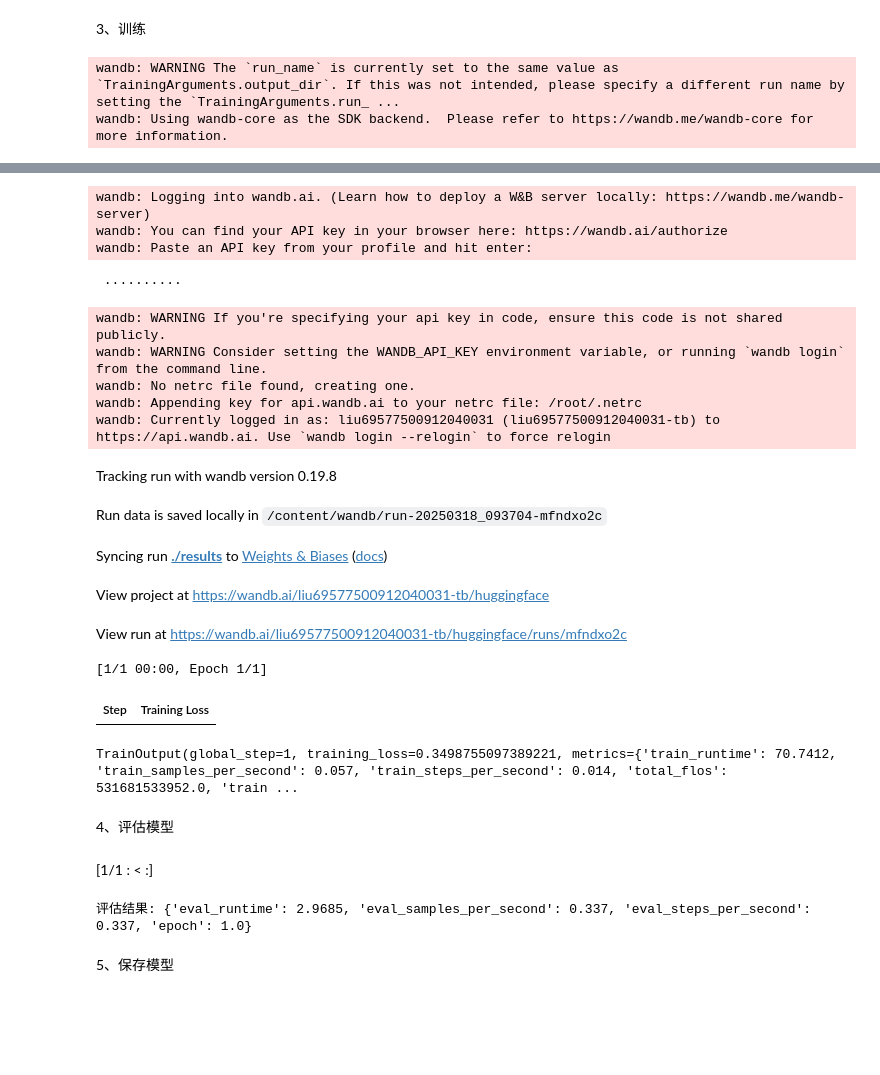
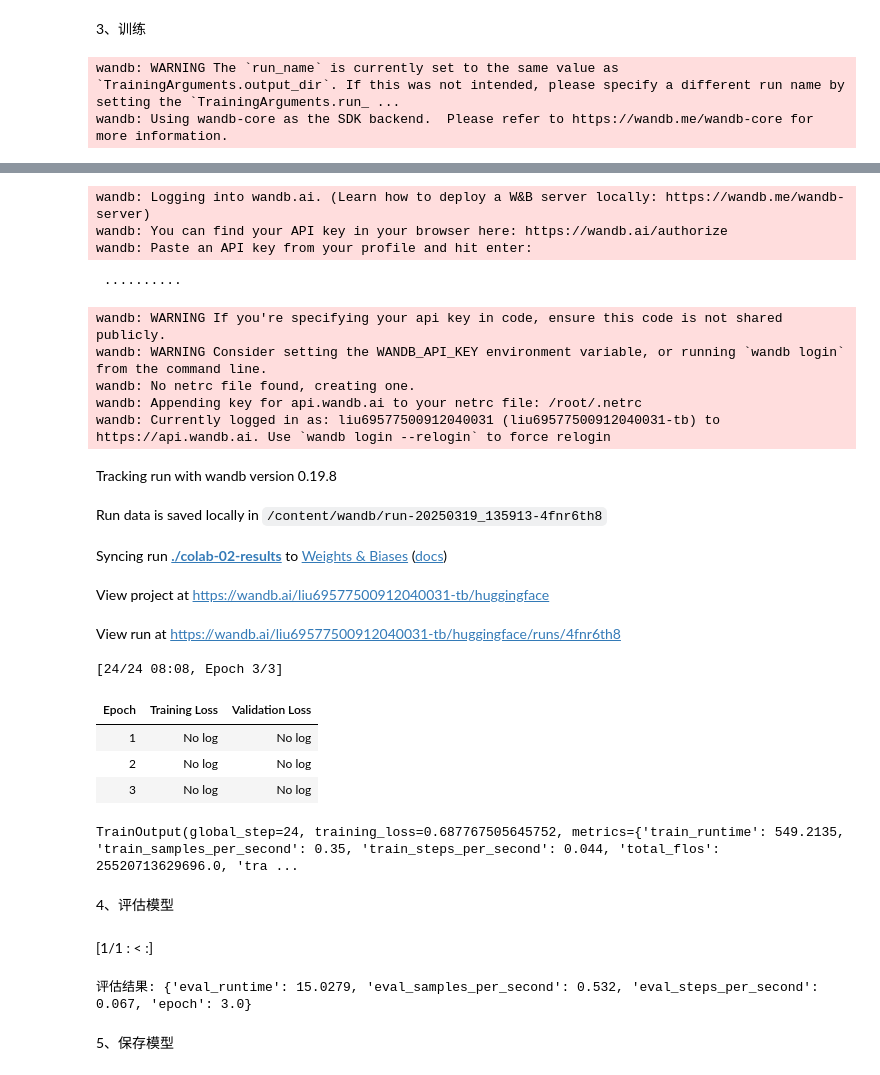
Before and after one commit to LIU2016/AI-Practice-Tensorflow-Notes, a Jupyter notebook: colab_02.ipynb, the cells around one changed output, grey strips where cells are left out. Cells and saved outputs as stored; diff of their text form; code cells hidden in the pictures; blank space fills up the shorter version.

```diff
--- a/colab_02.ipynb
+++ b/colab_02.ipynb
@@ -65,7 +84,7 @@ Dataset({
 3、训练
 # %%
 # 训练配置
-from transformers import TrainingArguments, Trainer
+
 
 # training_args = TrainingArguments(
 #     output_dir="./results",
@@ -74,46 +93,68 @@ from transformers import TrainingArguments, Trainer
 #     fp16=True,  # 启用混合精度
 #     gradient_accumulation_steps=2,  # 累积梯度
 # )
 
+from sklearn.metrics import accuracy_score, precision_recall_fscore_support
+
+# 定义一个计算评估指标的函数
+def compute_metrics(p):
+    preds, labels = p
+    # 计算精确率、召回率、F1分数等
+    precision, recall, f1, _ = precision_recall_fscore_support(labels, preds, average='binary')
+    accuracy = accuracy_score(labels, preds)
+
+    # 返回所有指标
+    return {
+        'accuracy': accuracy,
+        'precision': precision,
+        'recall': recall,
+        'f1': f1,
+    }
+
+
 training_args = TrainingArguments(
-    output_dir="./colab-02-results",         # 输出目录
-    evaluation_strategy="epoch",    # 每个 epoch 进行一次评估
-    learning_rate=2e-5,             # 学习率
-    per_device_train_batch_size=8,  # 每个设备的训练批大小
-    per_device_eval_batch_size=8,   # 每个设备的评估批大小
-    num_train_epochs=3,             # 训练 epoch 数
-    weight_decay=0.01,              # 权重衰减
+    output_dir="./colab-02-results",         # 输出目录  指定训练过程中的日志、模型权重、评估结果等文件存储的目录。
+    evaluation_strategy="epoch",             # 每个 epoch 进行一次评估
+    learning_rate=2e-5,                      # 学习率：2e-5 (0.00002) 是 Transformer 预训练模型（如 BERT、RoBERTa）较常用的学习率。过高会导致训练震荡，过低可能收敛过慢。
+    per_device_train_batch_size=8,           # 每个设备的训练批大小
+    per_device_eval_batch_size=8,            # 每个设备的评估批大小
+    num_train_epochs=3,                      # 训练 epoch 数
+    weight_decay=0.01,                       # 权重衰减：0.01 表示参数的每次更新都会被衰减 1%。过大会导致模型欠拟合（学少了），过小可能防止不了过拟合（学得太刻板）。
 )
 
 trainer = Trainer(
     model=model,
     args=training_args,
     train_dataset=tokenized_datasets["train"],
     eval_dataset=tokenized_datasets["test"],
+    compute_metrics=compute_metrics,
 )
 
 trainer.train()
 # %% [output]
 wandb: WARNING The `run_name` is currently set to the same value as `TrainingArguments.output_dir`. If this was not intended, please specify a different run name by setting the `TrainingArguments.run_ ...
 wandb: Using wandb-core as the SDK backend.  Please refer to https://wandb.me/wandb-core for more information.
 [interactive output not drawn]
 wandb: Logging into wandb.ai. (Learn how to deploy a W&B server locally: https://wandb.me/wandb-server)
 wandb: You can find your API key in your browser here: https://wandb.ai/authorize
 wandb: Paste an API key from your profile and hit enter:
  ··········
 wandb: WARNING If you're specifying your api key in code, ensure this code is not shared publicly.
 wandb: WARNING Consider setting the WANDB_API_KEY environment variable, or running `wandb login` from the command line.
 wandb: No netrc file found, creating one.
 wandb: Appending key for api.wandb.ai to your netrc file: /root/.netrc
 wandb: Currently logged in as: liu69577500912040031 (liu69577500912040031-tb) to https://api.wandb.ai. Use `wandb login --relogin` to force relogin
 Tracking run with wandb version 0.19.8
-Run data is saved locally in /content/wandb/run-20250318_093704-mfndxo2c
+Run data is saved locally in /content/wandb/run-20250319_135913-4fnr6th8
-Syncing run ./results to Weights & Biases (docs)
+Syncing run ./colab-02-results to Weights & Biases (docs)
 View project at https://wandb.ai/liu69577500912040031-tb/huggingface
-View run at https://wandb.ai/liu69577500912040031-tb/huggingface/runs/mfndxo2c
+View run at https://wandb.ai/liu69577500912040031-tb/huggingface/runs/4fnr6th8
-[1/1 00:00, Epoch 1/1]
+[24/24 08:08, Epoch 3/3]
-| Step | Training Loss |
+| Epoch | Training Loss | Validation Loss |
+| 1 | No log | No log |
+| 2 | No log | No log |
+| 3 | No log | No log |
-TrainOutput(global_step=1, training_loss=0.3498755097389221, metrics={'train_runtime': 70.7412, 'train_samples_per_second': 0.057, 'train_steps_per_second': 0.014, 'total_flos': 531681533952.0, 'train ...
+TrainOutput(global_step=24, training_loss=0.687767505645752, metrics={'train_runtime': 549.2135, 'train_samples_per_second': 0.35, 'train_steps_per_second': 0.044, 'total_flos': 25520713629696.0, 'tra ...
 # %% [markdown]
 4、评估模型
 # %%
@@ -122,7 +163,7 @@ eval_results = trainer.evaluate()
 print(f"评估结果: {eval_results}")
 # %% [output]
 [1/1 : < :]
-评估结果: {'eval_runtime': 2.9685, 'eval_samples_per_second': 0.337, 'eval_steps_per_second': 0.337, 'epoch': 1.0}
+评估结果: {'eval_runtime': 15.0279, 'eval_samples_per_second': 0.532, 'eval_steps_per_second': 0.067, 'epoch': 3.0}
 # %% [markdown]
 5、保存模型
 # %%
```
Also changed, not shown: parts of 2 cells of this notebook.
